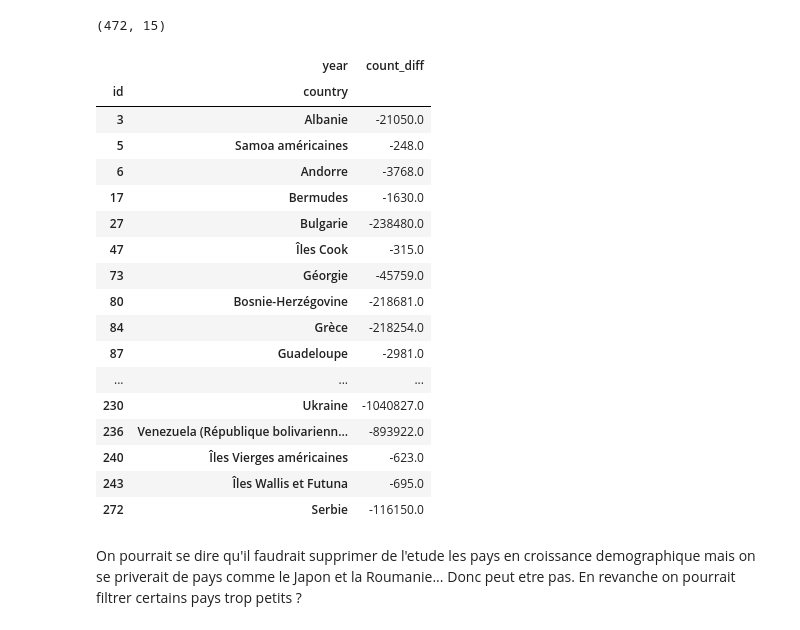
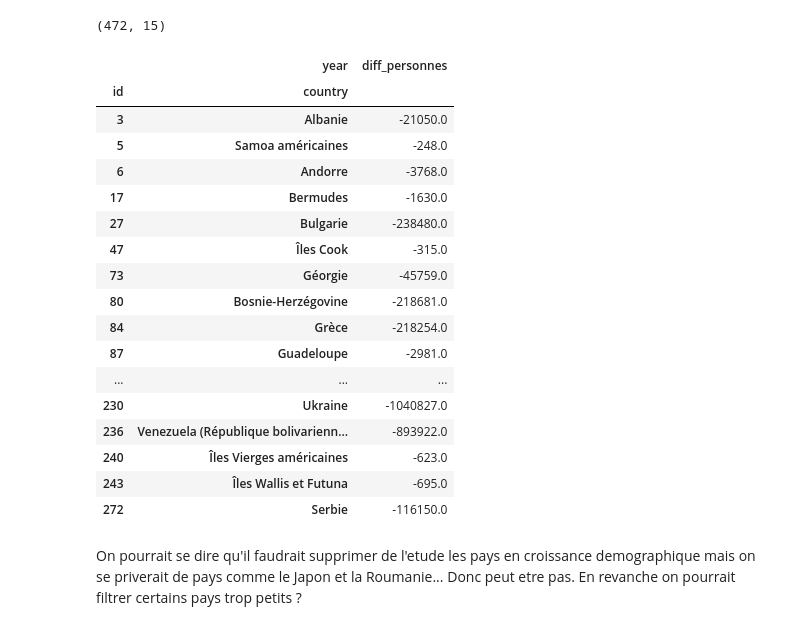
Before and after one commit to Sh4mSh4m/OCR_DA_proj5, a Jupyter notebook: Projet 5 - Etude de marche Loco Pollo.ipynb, the cells around one changed output. Drawn from its saved outputs; the diff is of its cells as text; code cells hidden in the pictures.

```diff
--- a/Projet 5 - Etude de marche Loco Pollo.ipynb
+++ b/Projet 5 - Etude de marche Loco Pollo.ipynb
@@ -108,13 +114,13 @@ df_population.shape
 # %%
 # On pivote la table pour calculer les differences de population entre 2018 et 2013
 df_diff_pop = df_population.pivot_table(index= ['id', 'country'], columns='year', values=('value'), aggfunc=(lambda x: x * 1000))
-df_diff_pop['count_diff'] = df_diff_pop[2018] - df_diff_pop[2013]
+df_diff_pop['diff_personnes'] = df_diff_pop[2018] - df_diff_pop[2013]
 # On supprime les donnees relatives a la population
 df_diff_pop.drop([2013, 2018], axis='columns', inplace=True)
-negative_demographic_mask = df_diff_pop['count_diff'] <= 0
+negative_demographic_mask = df_diff_pop['diff_personnes'] <= 0
 df_diff_pop.loc[negative_demographic_mask]
 # %% [output]
-|  | year | count_diff |
+|  | year | diff_personnes |
 | id | country |  |
 | 3 | Albanie | -21050.0 |
 | 5 | Samoa américaines | -248.0 |
```
Also changed, not shown: parts of 36 cells of this notebook, 2 other files.
